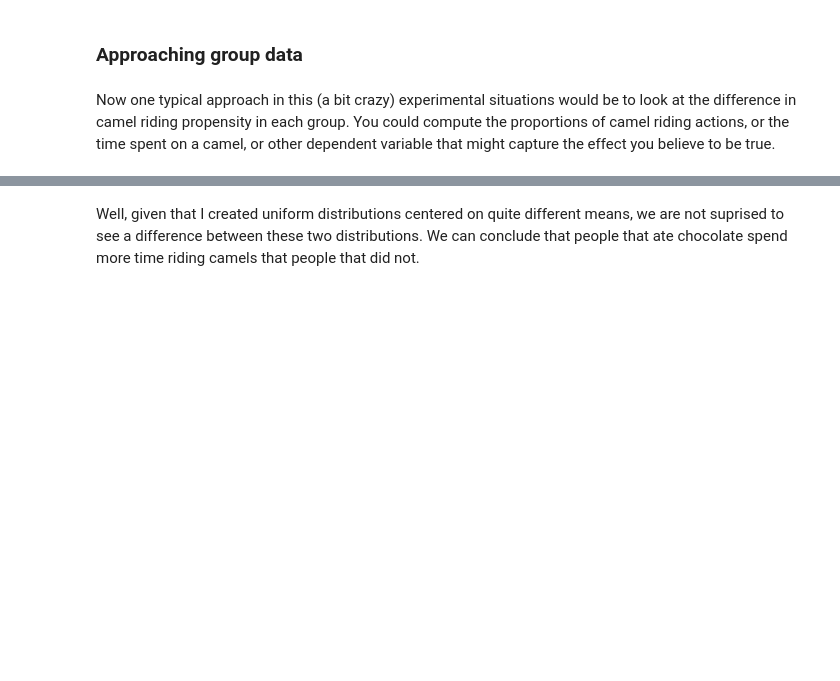
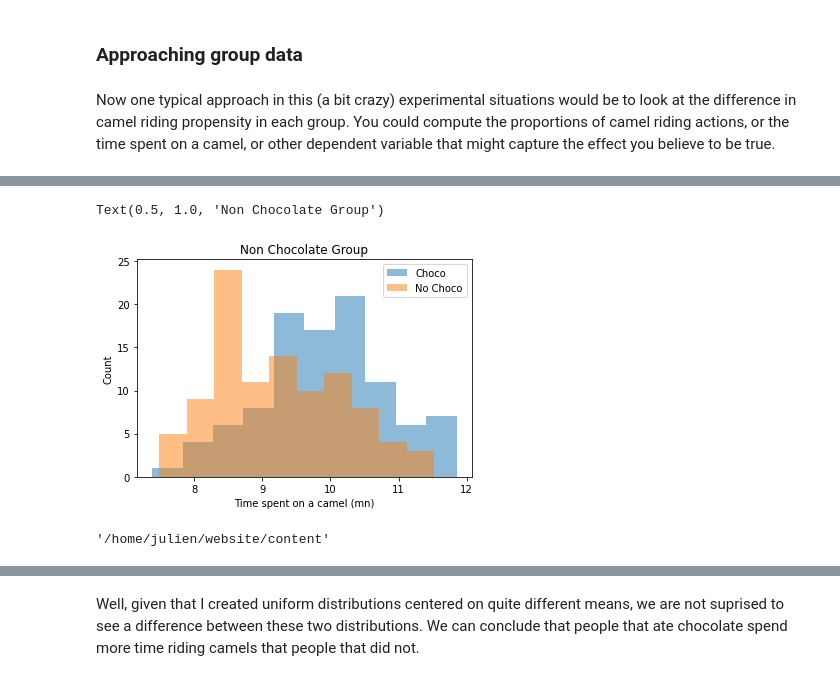
Before and after one commit to juls-dotcom/juls-dotcom.github.io, a Jupyter notebook: content/2020_01_Permutation.ipynb, the cells around one changed output, grey strips where cells are left out. Saved outputs shown, nothing was run; the diff lists cells and outputs as text; code cells hidden in the pictures; blank space fills up the shorter version.

```diff
--- a/content/2020_01_Permutation.ipynb
+++ b/content/2020_01_Permutation.ipynb
@@ -38,0 +42,13 @@ Text(0.5, 1.0, 'Non Chocolate Group')
+# %%
+mean = 9; sd=1; sample_size=100
+non_chocolate_distibution = np.random.normal(loc=mean, scale=sd, size=sample_size)
+fig = plt.figure()
+plt.hist(chocolate_distibution, label="Choco", alpha=0.5)
+plt.hist(non_chocolate_distibution, label="No Choco", alpha=0.5)
+plt.legend(loc='upper right')
+plt.xlabel("Time spent on a camel (mn)")
+plt.ylabel("Count")
+plt.title("Non Chocolate Group")
+# %% [output]
+Text(0.5, 1.0, 'Non Chocolate Group')
+[figure, added]
@@ -39,3 +57,7 @@ Text(0.5, 1.0, 'Non Chocolate Group')
+# %%
+pwd
+# %% [output]
+'/home/julien/website/content'
 # %%
 from scipy import stats
 t, p = stats.ttest_ind(a=chocolate_distibution, b=non_chocolate_distibution, axis=0, equal_var=True)
```
Also changed, not shown: parts of 15 cells of this notebook, 52 other files.
